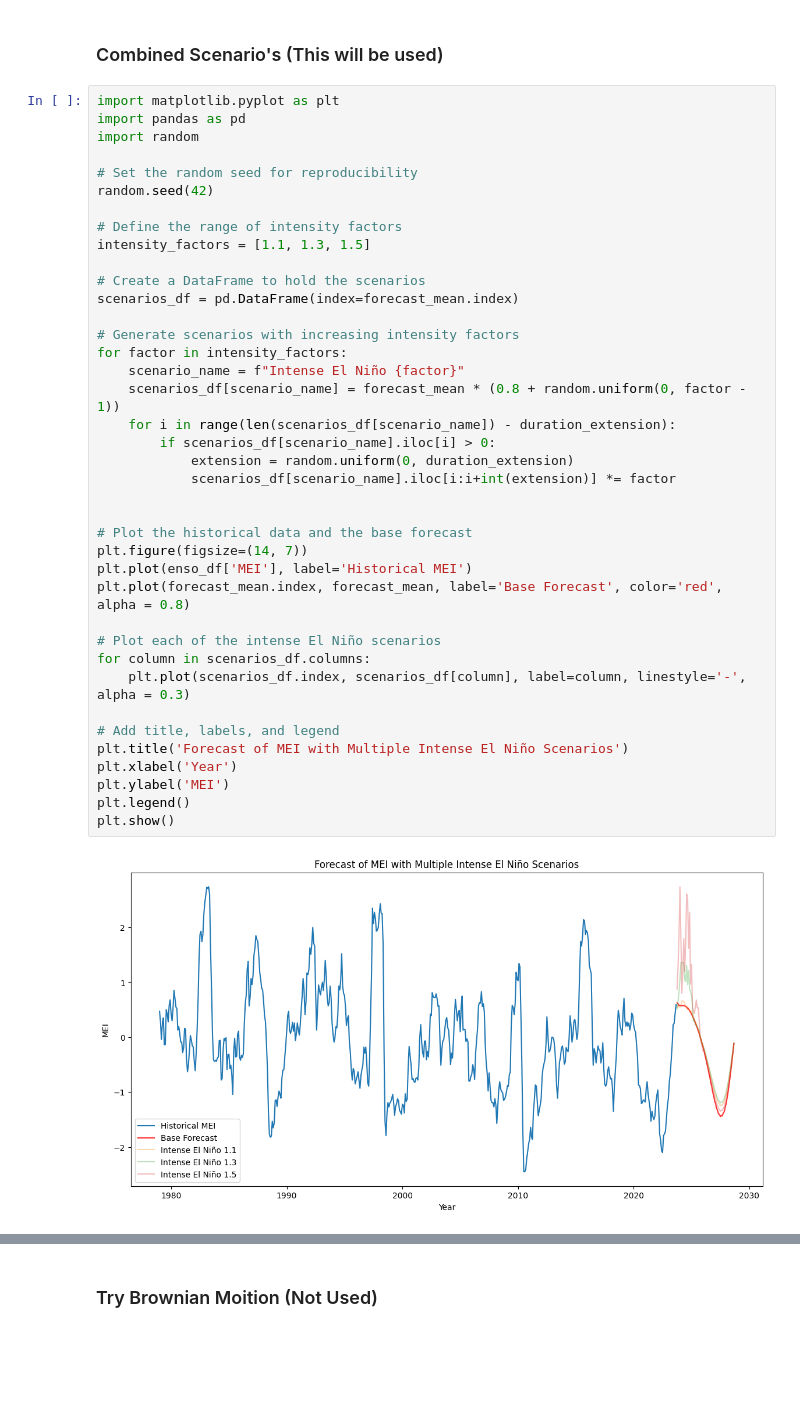
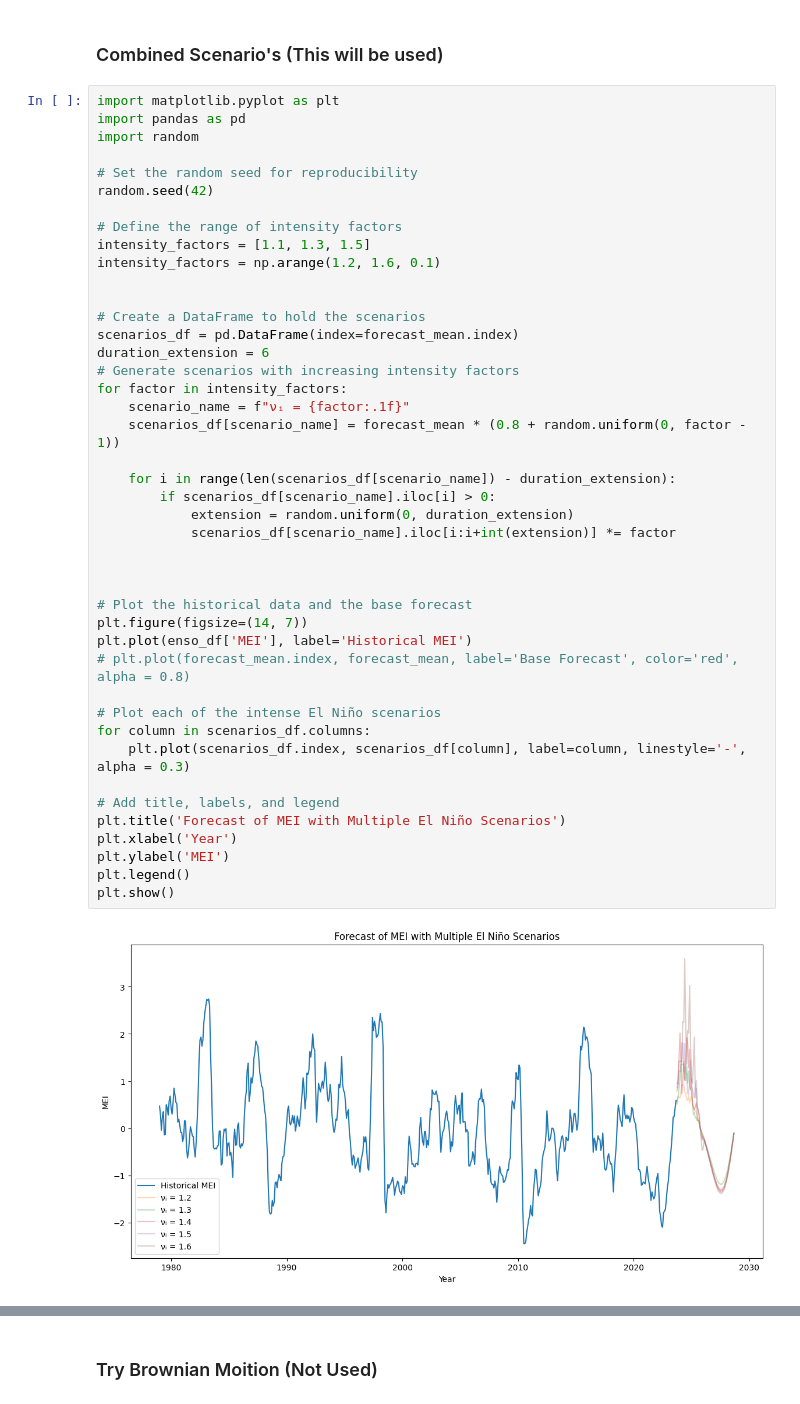
Before and after one commit to yannickpichardo/master_thesis, a Jupyter notebook: enso_sim.ipynb, the cells around one changed output, grey strips where cells are left out. Drawn from its saved outputs; the diff is of its cells as text; blank space fills up the shorter version.

Commit message:
combined fourier plots

```diff
--- a/enso_sim.ipynb
+++ b/enso_sim.ipynb
@@ -719,38 +737,42 @@ import random
 random.seed(42)
 
 # Define the range of intensity factors
 intensity_factors = [1.1, 1.3, 1.5]
+intensity_factors = np.arange(1.2, 1.6, 0.1)
+
 
 # Create a DataFrame to hold the scenarios
 scenarios_df = pd.DataFrame(index=forecast_mean.index)
-
+duration_extension = 6
 # Generate scenarios with increasing intensity factors
 for factor in intensity_factors:
-    scenario_name = f"Intense El Niño {factor}"
+    scenario_name = f"νᵢ = {factor:.1f}"
     scenarios_df[scenario_name] = forecast_mean * (0.8 + random.uniform(0, factor - 1))
+
     for i in range(len(scenarios_df[scenario_name]) - duration_extension):
         if scenarios_df[scenario_name].iloc[i] > 0:
             extension = random.uniform(0, duration_extension)
             scenarios_df[scenario_name].iloc[i:i+int(extension)] *= factor
 
 
+
 # Plot the historical data and the base forecast
 plt.figure(figsize=(14, 7))
 plt.plot(enso_df['MEI'], label='Historical MEI')
-plt.plot(forecast_mean.index, forecast_mean, label='Base Forecast', color='red', alpha = 0.8)
+# plt.plot(forecast_mean.index, forecast_mean, label='Base Forecast', color='red', alpha = 0.8)
 
 # Plot each of the intense El Niño scenarios
 for column in scenarios_df.columns:
     plt.plot(scenarios_df.index, scenarios_df[column], label=column, linestyle='-', alpha = 0.3)
 
 # Add title, labels, and legend
-plt.title('Forecast of MEI with Multiple Intense El Niño Scenarios')
+plt.title('Forecast of MEI with Multiple El Niño Scenarios')
 plt.xlabel('Year')
 plt.ylabel('MEI')
 plt.legend()
 plt.show()
 # %% [output]
-[figure, old version]
+[figure, new version]
 # %%
 fig, axs = plt.subplots(len(scenarios_df.columns), 1, figsize=(14, 7 * (len(scenarios_df.columns))), sharex=True)
 
```
Also changed, not shown: parts of 9 cells of this notebook.
